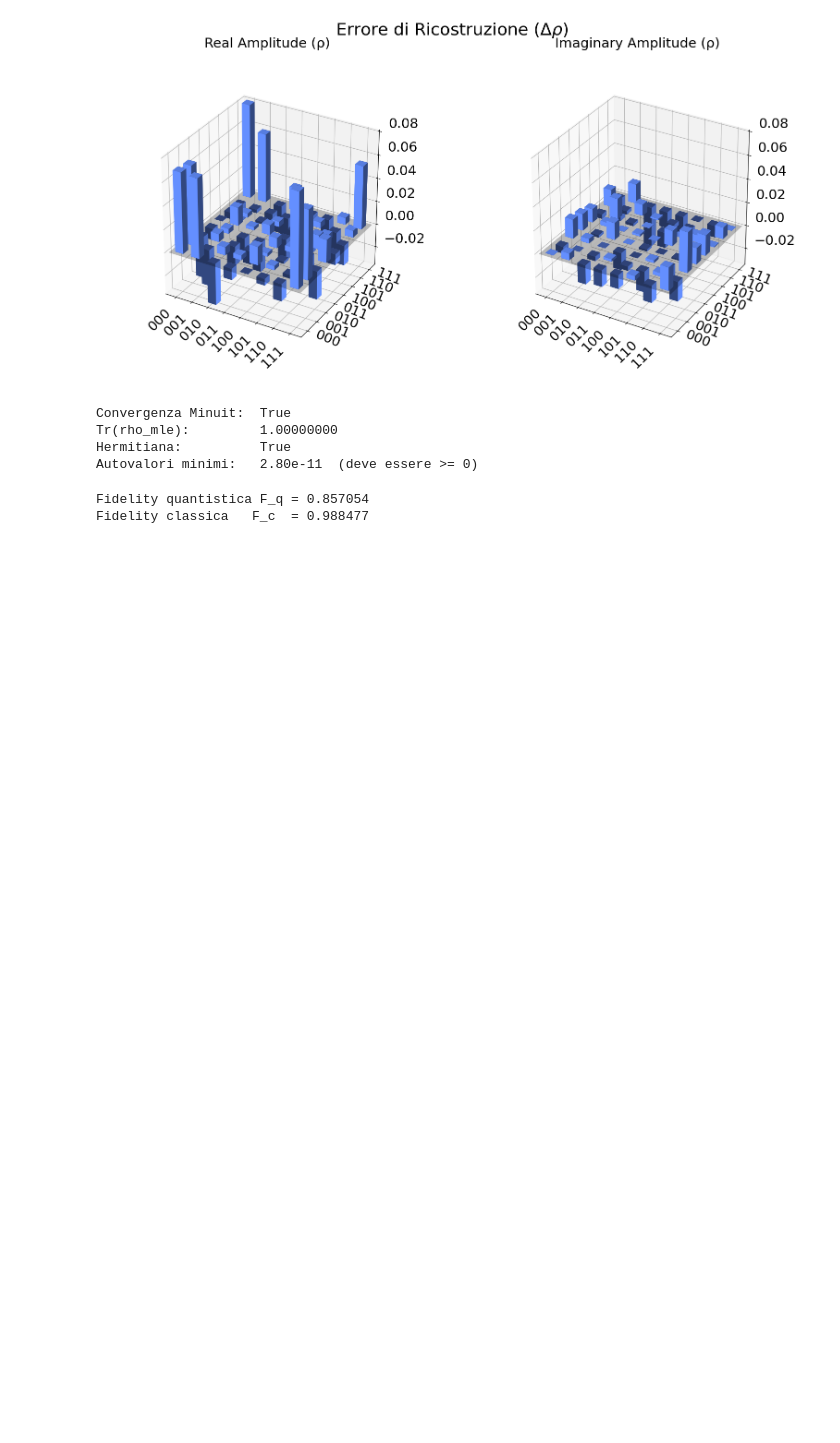
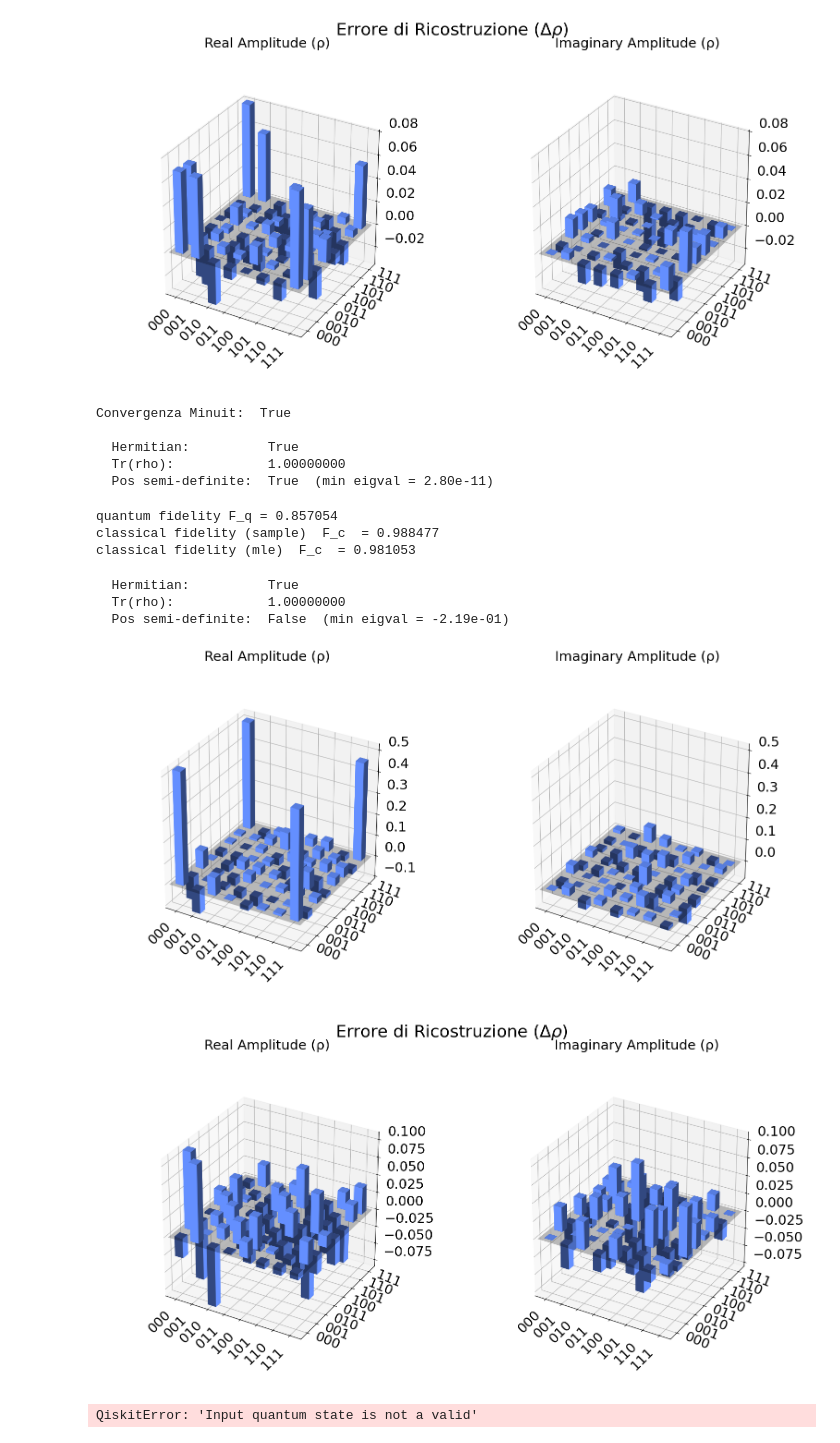
Before and after one commit to srazzetti/statistical-qst-vae, a Jupyter notebook: notebook/simo-test.ipynb, the cells around one changed output. Saved outputs shown, nothing was run; the diff lists cells and outputs as text; code cells hidden in the pictures; blank space fills up the shorter version.

Commit message:
add algebraic matrix reconstruction to utils

```diff
--- a/notebook/simo-test.ipynb
+++ b/notebook/simo-test.ipynb
@@ -82,8 +80,8 @@ N = 3
 qc = create_ghz_state(N)
 display(qc.draw())
 
-rho = DensityMatrix(qc)
-fig = plot_state_city(rho)
+rho_true = DensityMatrix(qc)
+fig = plot_state_city(rho_true)
 display(fig)
 # %% [output]
      ┌───┐
@@ -96,7 +94,7 @@ q_2: ──────────┤ X ├
 [figure]
 # %%
 # create data
-p_exact = povm_probability(rho.data, N)
+p_exact = povm_probability(rho_true.data, N)
 samples = sample_povm(p_exact, 1000)
 # %%
 # minuit
@@ -138,25 +136,56 @@ display(fig)
 [figure]
 [figure]
 # %%
-print(f"Convergenza Minuit:  {m.valid}")
-print(f"Tr(rho_mle):         {np.real(np.trace(rho_est)):.8f}")
-print(f"Hermitiana:          {np.allclose(rho_est, rho_est.conj().T)}")
-eigs = np.linalg.eigvalsh(rho_est)
-print(f"Autovalori minimi:   {min(eigs):.2e}  (deve essere >= 0)")
+print(f"Convergenza Minuit:  {m.valid}\n")
+validate_rho(rho_mle);
 # %% [output]
 Convergenza Minuit:  True
-Tr(rho_mle):         1.00000000
-Hermitiana:          True
-Autovalori minimi:   2.80e-11  (deve essere >= 0)
+
+  Hermitian:          True
+  Tr(rho):            1.00000000
+  Pos semi-definite:  True  (min eigval = 2.80e-11)
 # %%
 # fidelity --> they are from utils.py
-fq = quantum_fidelity(rho, rho_est)
-print(f"Fidelity quantistica F_q = {fq:.6f}")
+fq = quantum_fidelity(rho_true, rho_mle)
+print(f"quantum fidelity F_q = {fq:.6f}")
 
 # fidelity classica per confronto
-p_mle = samples_to_empirical_dist(samples, N)
+p_sample = samples_to_empirical_dist(samples, N)
+fc    = classical_fidelity(p_exact, p_sample)
+print(f"classical fidelity (sample)  F_c  = {fc:.6f}")
+
+prob_mle = povm_probability(rho_mle, N)
+sample_from_rho_mle = sample_povm(prob_mle, 1000)
+p_mle = samples_to_empirical_dist(sample_from_rho_mle, N)
 fc    = classical_fidelity(p_exact, p_mle)
-print(f"Fidelity classica   F_c  = {fc:.6f}")
+print(f"classical fidelity (mle)  F_c  = {fc:.6f}")
 # %% [output]
-Fidelity quantistica F_q = 0.857054
-Fidelity classica   F_c  = 0.988477
+quantum fidelity F_q = 0.857054
+classical fidelity (sample)  F_c  = 0.988477
+classical fidelity (mle)  F_c  = 0.981053
+# %%
+# reconstruct density matrix direct from p_sample
+povm_dict = build_povm(N)
+P_vec    = pvec_from_pdict(p_sample, N)
+T, T_inv = get_overlap_matrix(N)
+rho_sample = reconstruct_rho(P_vec, N, T_inv, povm_dict)
+
+validate_rho(rho_sample)
+
+fig = plot_state_city(rho_sample)
+display(fig)
+
+rho_diff = rho_true - rho_sample
+
+fig = plot_state_city(rho_diff, title="Errore di Ricostruzione ($\\Delta\\rho$)")
+display(fig)
+
+fq = quantum_fidelity(rho_true, rho_sample)
+print(f"quantum fidelity F_q = {fq:.6f}")
+# %% [output]
+  Hermitian:          True
+  Tr(rho):            1.00000000
+  Pos semi-definite:  False  (min eigval = -2.19e-01)
+[figure, added]
+[figure, added]
+QiskitError: 'Input quantum state is not a valid'
```
Also changed, not shown: parts of 3 cells of this notebook, 1 other file.
